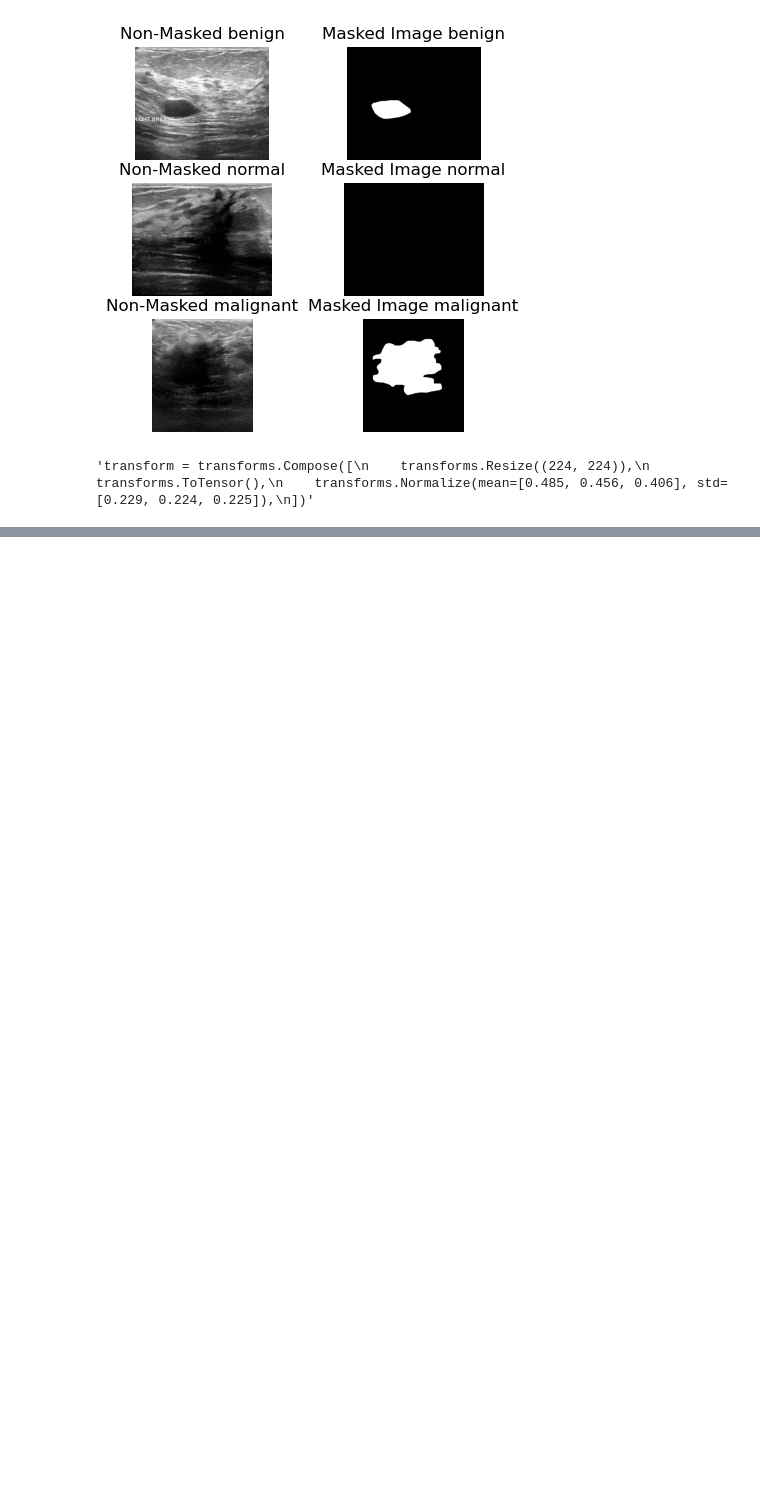
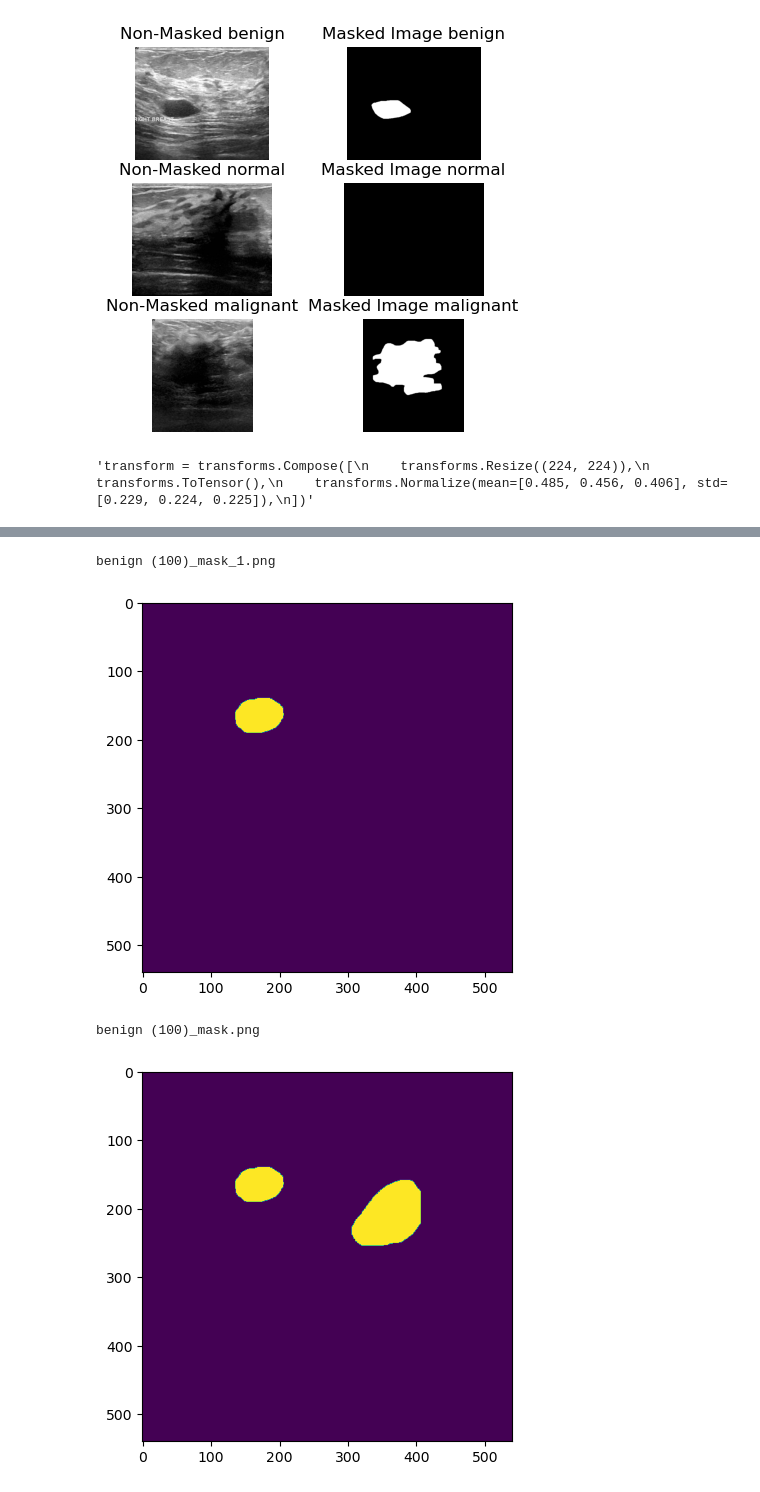
Before and after one commit to Rumit95/Cancer-Cell-Segmentation-U-Net, a Jupyter notebook: breast-cancer-segmentation-custom-unet.ipynb, the cells around one changed output, grey strips where cells are left out. Saved outputs shown, nothing was run; the diff lists cells and outputs as text; code cells hidden in the pictures; blank space fills up the shorter version.

Commit message:
Kaggle Notebook | Breast Cancer Segmentation | Custom UNet | Version 4

```diff
--- a/breast-cancer-segmentation-custom-unet.ipynb
+++ b/breast-cancer-segmentation-custom-unet.ipynb
@@ -80,0 +78,19 @@ malignant (184)_mask.png
+# %%
+file_path = "/kaggle/input/breast-ultrasound-images-dataset/Dataset_BUSI_with_GT/benign/benign (100).png"
+file = 'benign (100).png'
+blank_image = Image.new('L', (540, 540), 0)
+for masked_file in os.listdir('/kaggle/input/breast-ultrasound-images-dataset/Dataset_BUSI_with_GT/benign'):
+    if file.split('.')[0]+'_' in masked_file:
+        print(masked_file)
+        masked_file_path = os.path.join('/kaggle/input/breast-ultrasound-images-dataset/Dataset_BUSI_with_GT/benign', masked_file)
+        image_to_paste = Image.open(masked_file_path)
+        x_offset = (540 - image_to_paste.width) // 2
+        y_offset = (540- image_to_paste.height) // 2
+        blank_image.paste(image_to_paste, (x_offset, y_offset), image_to_paste)
+        plt.imshow(blank_image)
+        plt.show();
+# %% [output]
+benign (100)_mask_1.png
+[figure, added]
+benign (100)_mask.png
+[figure, added]
```
Also changed, not shown: parts of 1 cell of this notebook.
